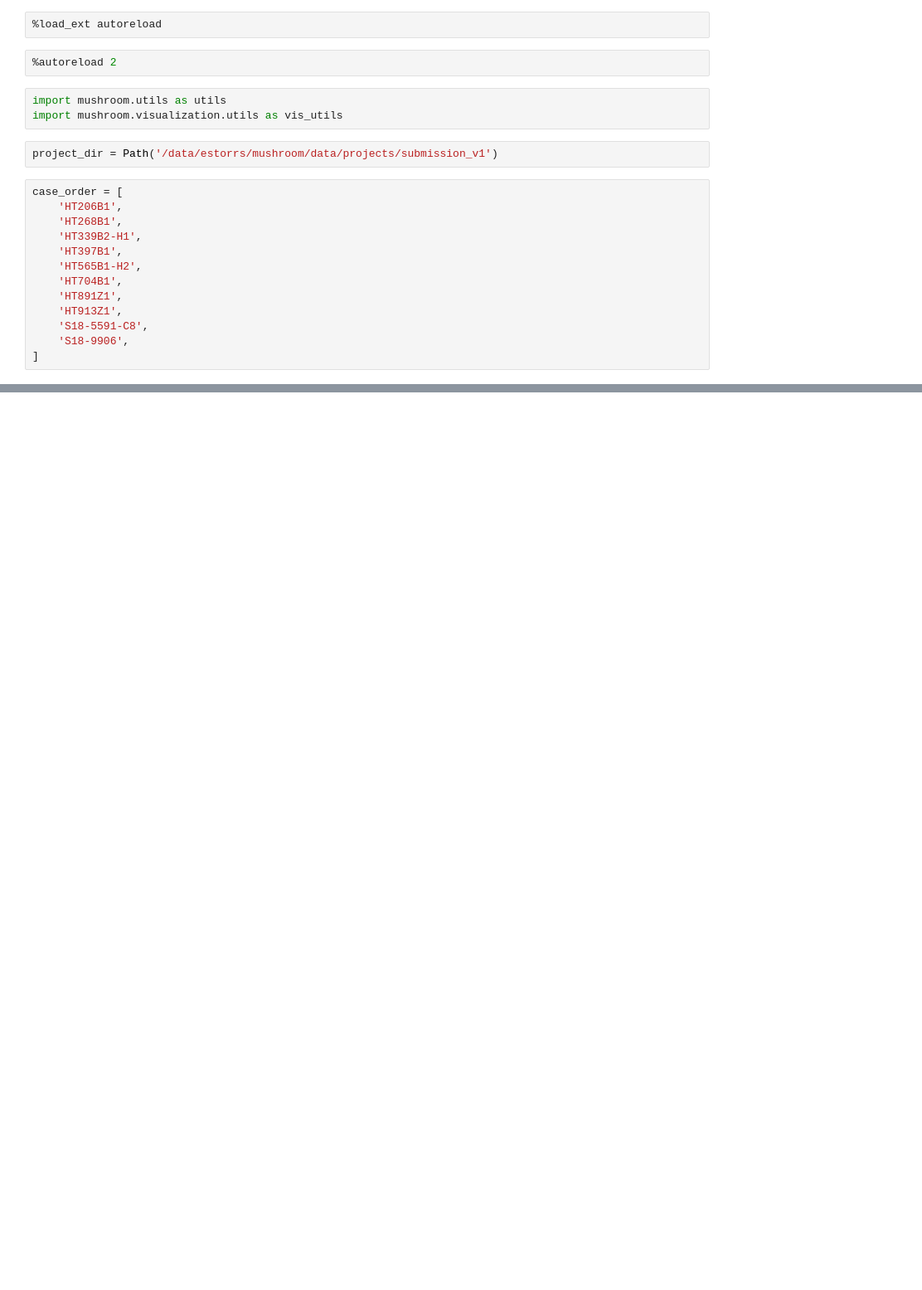
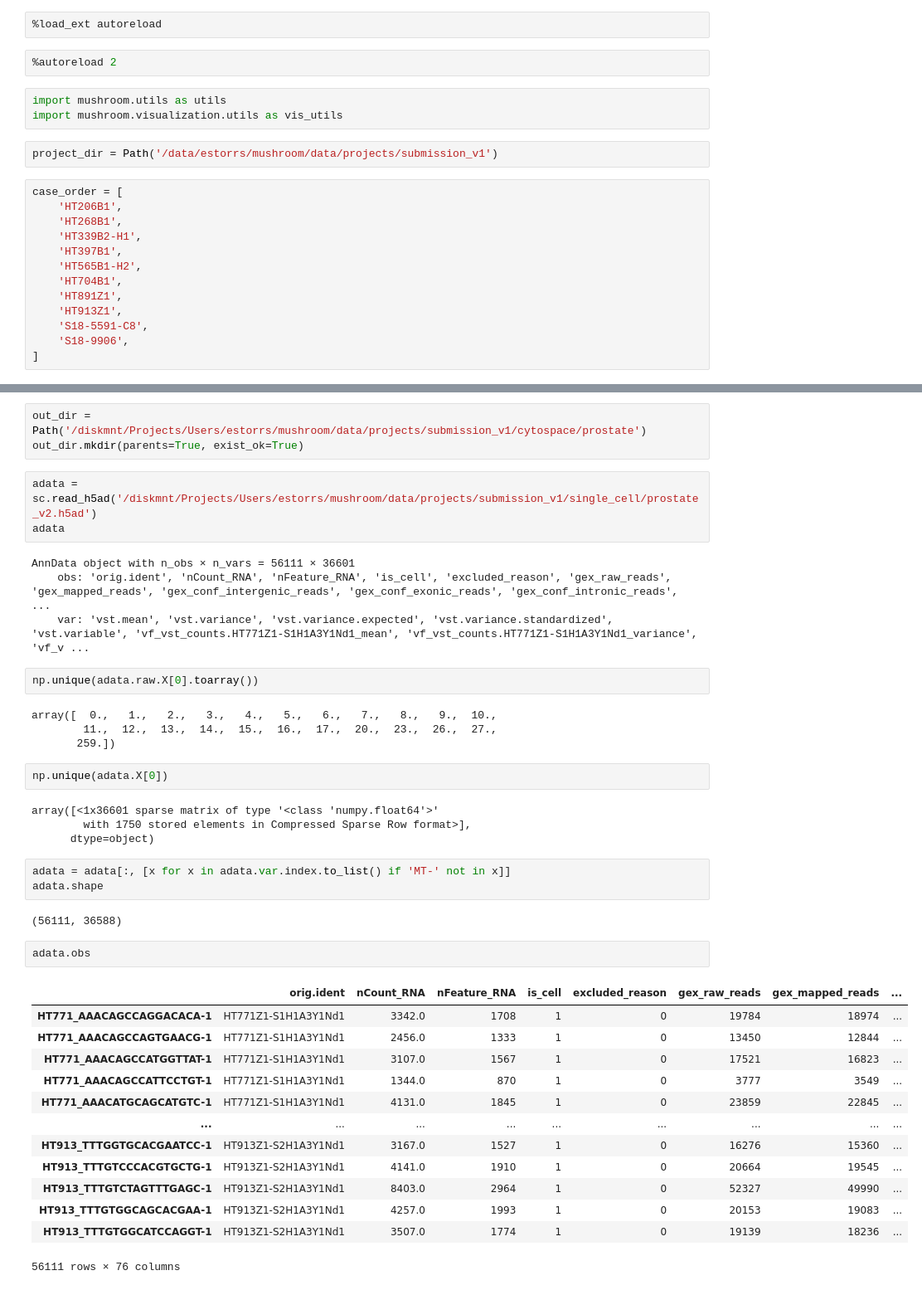
Before and after one commit to ding-lab/mushroom, a Jupyter notebook: notebooks/manuscript/submission_v2/aux_cytospace.ipynb, the cells around one changed output, grey strips where cells are left out. Shown at 83% size. Drawn from its saved outputs; the diff is of its cells as text; blank space fills up the shorter version.

Commit message:
cytospace wip

```diff
--- a/notebooks/manuscript/submission_v2/aux_cytospace.ipynb
+++ b/notebooks/manuscript/submission_v2/aux_cytospace.ipynb
@@ -36,0 +79,43 @@ case_order = [
+# %%
+out_dir = Path('/diskmnt/Projects/Users/estorrs/mushroom/data/projects/submission_v1/cytospace/prostate')
+out_dir.mkdir(parents=True, exist_ok=True)
+# %%
+adata = sc.read_h5ad('/diskmnt/Projects/Users/estorrs/mushroom/data/projects/submission_v1/single_cell/prostate_v2.h5ad')
+adata
+# %% [output]
+AnnData object with n_obs × n_vars = 56111 × 36601
+    obs: 'orig.ident', 'nCount_RNA', 'nFeature_RNA', 'is_cell', 'excluded_reason', 'gex_raw_reads', 'gex_mapped_reads', 'gex_conf_intergenic_reads', 'gex_conf_exonic_reads', 'gex_conf_intronic_reads', ...
+    var: 'vst.mean', 'vst.variance', 'vst.variance.expected', 'vst.variance.standardized', 'vst.variable', 'vf_vst_counts.HT771Z1-S1H1A3Y1Nd1_mean', 'vf_vst_counts.HT771Z1-S1H1A3Y1Nd1_variance', 'vf_v ...
+# %%
+np.unique(adata.raw.X[0].toarray())
+# %% [output]
+array([  0.,   1.,   2.,   3.,   4.,   5.,   6.,   7.,   8.,   9.,  10.,
+        11.,  12.,  13.,  14.,  15.,  16.,  17.,  20.,  23.,  26.,  27.,
+       259.])
+# %%
+np.unique(adata.X[0])
+# %% [output]
+array([<1x36601 sparse matrix of type '<class 'numpy.float64'>'
+        with 1750 stored elements in Compressed Sparse Row format>],
+      dtype=object)
+# %%
+adata = adata[:, [x for x in adata.var.index.to_list() if 'MT-' not in x]]
+adata.shape
+# %% [output]
+(56111, 36588)
+# %%
+adata.obs
+# %% [output]
+|  | orig.ident | nCount_RNA | nFeature_RNA | is_cell | excluded_reason | gex_raw_reads | gex_mapped_reads | ... |
+| HT771_AAACAGCCAGGACACA-1 | HT771Z1-S1H1A3Y1Nd1 | 3342.0 | 1708 | 1 | 0 | 19784 | 18974 | ... |
+| HT771_AAACAGCCAGTGAACG-1 | HT771Z1-S1H1A3Y1Nd1 | 2456.0 | 1333 | 1 | 0 | 13450 | 12844 | ... |
+| HT771_AAACAGCCATGGTTAT-1 | HT771Z1-S1H1A3Y1Nd1 | 3107.0 | 1567 | 1 | 0 | 17521 | 16823 | ... |
+| HT771_AAACAGCCATTCCTGT-1 | HT771Z1-S1H1A3Y1Nd1 | 1344.0 | 870 | 1 | 0 | 3777 | 3549 | ... |
+| HT771_AAACATGCAGCATGTC-1 | HT771Z1-S1H1A3Y1Nd1 | 4131.0 | 1845 | 1 | 0 | 23859 | 22845 | ... |
+| ... | ... | ... | ... | ... | ... | ... | ... | ... |
+| HT913_TTTGGTGCACGAATCC-1 | HT913Z1-S2H1A3Y1Nd1 | 3167.0 | 1527 | 1 | 0 | 16276 | 15360 | ... |
+| HT913_TTTGTCCCACGTGCTG-1 | HT913Z1-S2H1A3Y1Nd1 | 4141.0 | 1910 | 1 | 0 | 20664 | 19545 | ... |
+| HT913_TTTGTCTAGTTTGAGC-1 | HT913Z1-S2H1A3Y1Nd1 | 8403.0 | 2964 | 1 | 0 | 52327 | 49990 | ... |
+| HT913_TTTGTGGCAGCACGAA-1 | HT913Z1-S2H1A3Y1Nd1 | 4257.0 | 1993 | 1 | 0 | 20153 | 19083 | ... |
+| HT913_TTTGTGGCATCCAGGT-1 | HT913Z1-S2H1A3Y1Nd1 | 3507.0 | 1774 | 1 | 0 | 19139 | 18236 | ... |
+56111 rows × 76 columns
```
Also changed, not shown: parts of 23 cells of this notebook, 1 other file.
